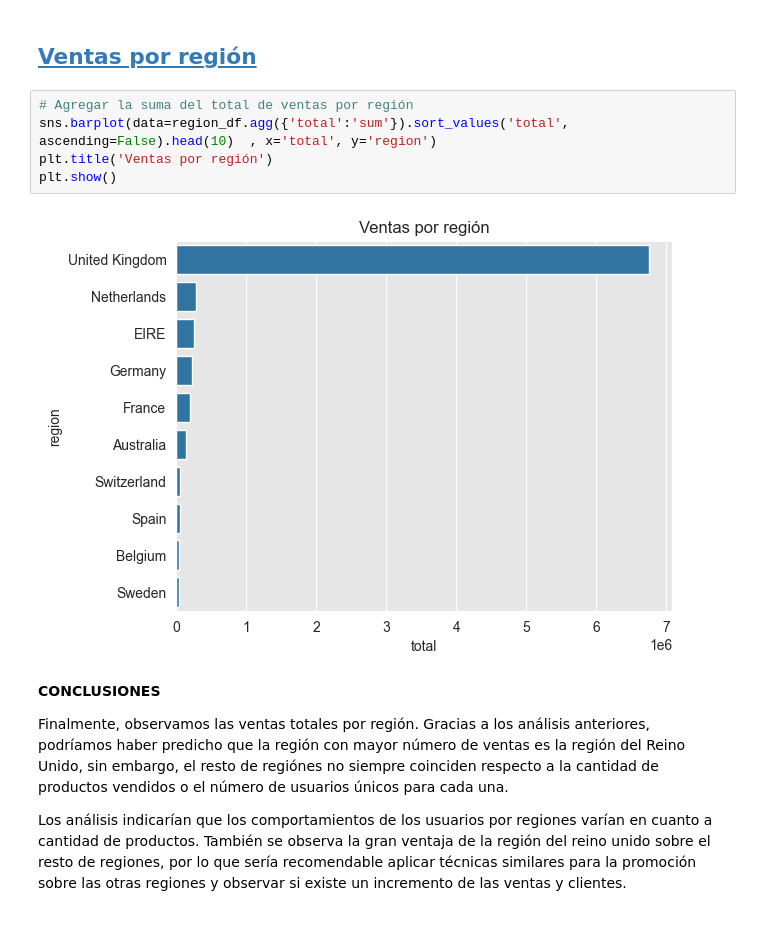
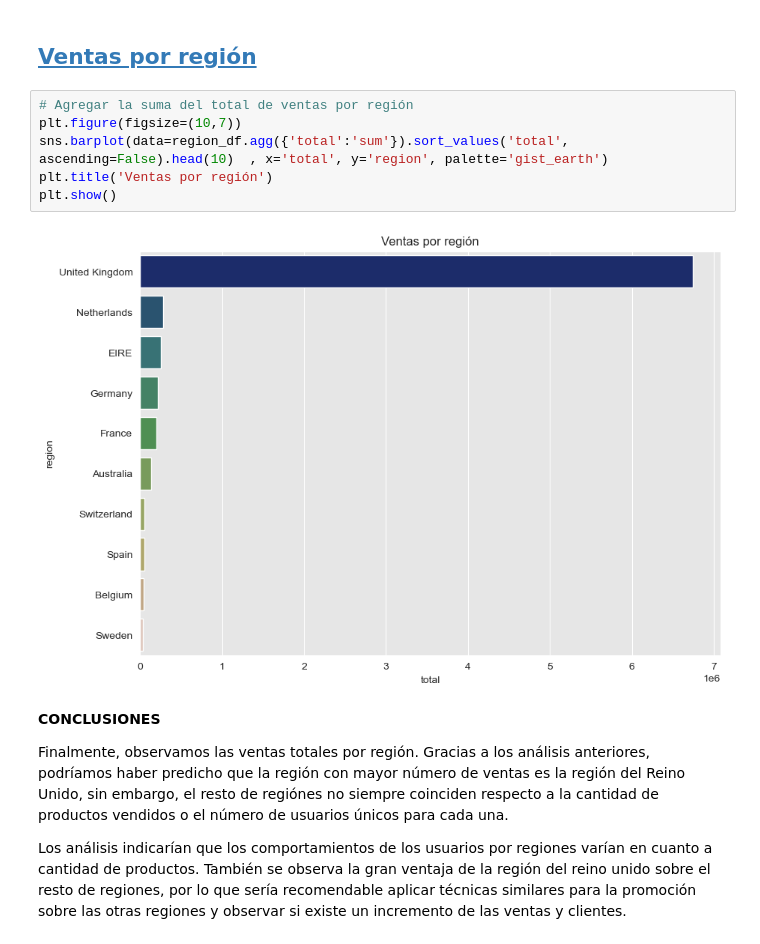
Before and after one commit to MaElmoon39/RetailSaviors, a Jupyter notebook: notebooks/segmentacion_clientes.ipynb, the cells around one changed output. Drawn from its saved outputs; the diff is of its cells as text.

```diff
--- a/notebooks/segmentacion_clientes.ipynb
+++ b/notebooks/segmentacion_clientes.ipynb
@@ -453,11 +455,12 @@ De igual manera se observa que el orden en el resto de regiones difiere en cuant
 ## <a id='toc4_7_'></a>[Ventas por región](#toc0_)
 # %%
 # Agregar la suma del total de ventas por región
-sns.barplot(data=region_df.agg({'total':'sum'}).sort_values('total', ascending=False).head(10)  , x='total', y='region')
+plt.figure(figsize=(10,7))
+sns.barplot(data=region_df.agg({'total':'sum'}).sort_values('total', ascending=False).head(10)  , x='total', y='region', palette='gist_earth')
 plt.title('Ventas por región')
 plt.show()
 # %% [output]
-[figure, old version]
+[figure, new version]
 # %% [markdown]
 **CONCLUSIONES**
 
```
Also changed, not shown: parts of 16 cells of this notebook.
